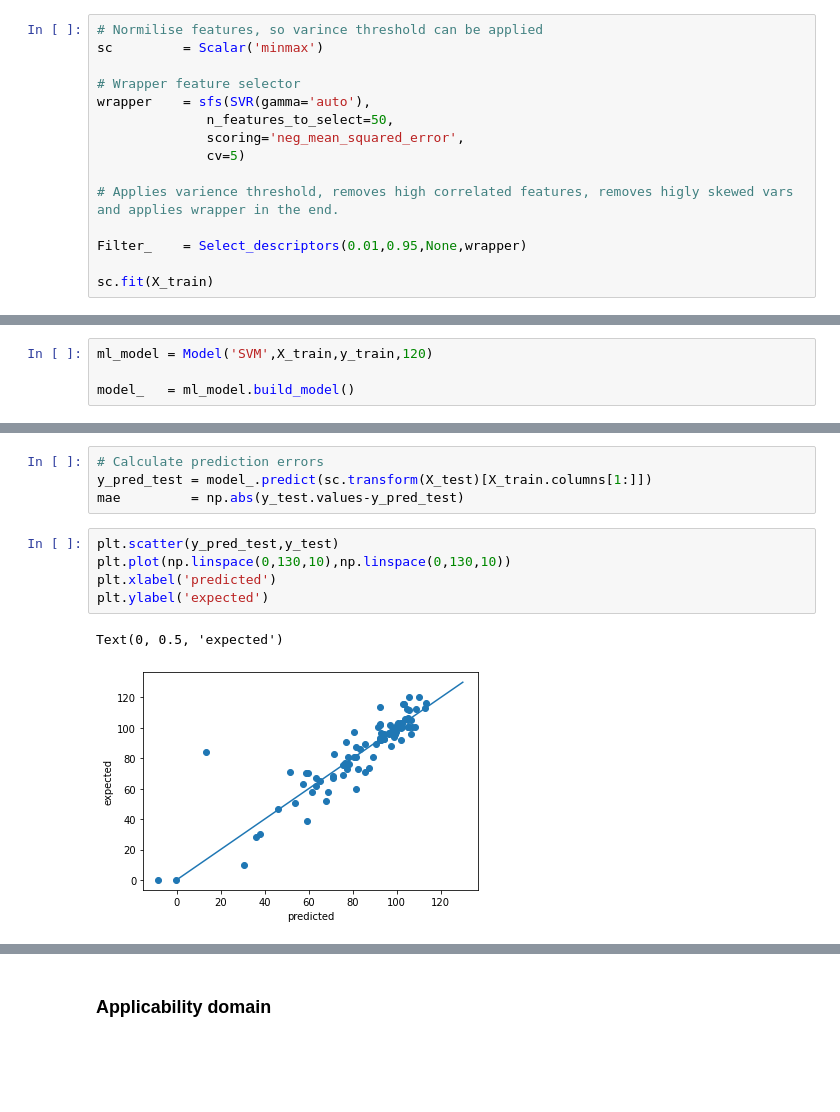
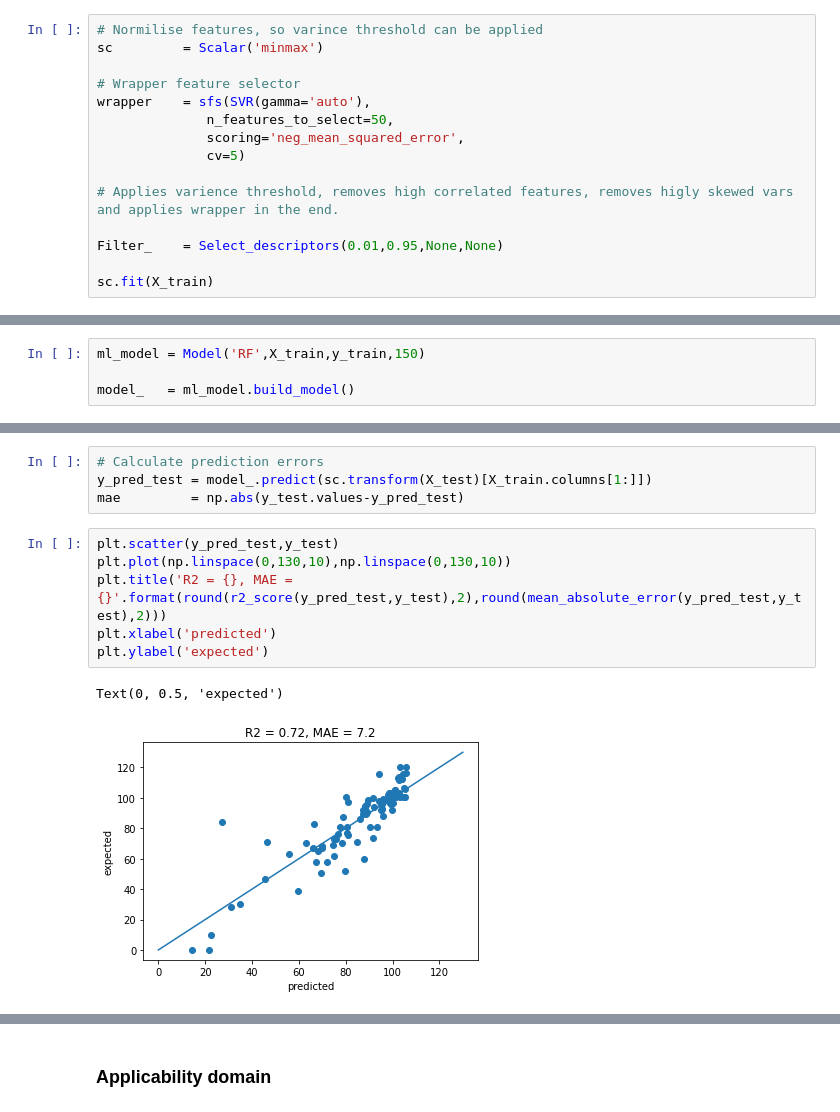
Before and after one commit to SergeyAnufriev/biofuels, a Jupyter notebook: Octane_latest.ipynb, the cells around one changed output, grey strips where cells are left out. Saved outputs shown, nothing was run; the diff lists cells and outputs as text; blank space fills up the shorter version.

```diff
--- a/Octane_latest.ipynb
+++ b/Octane_latest.ipynb
@@ -69,7 +72,7 @@ wrapper    = sfs(SVR(gamma='auto'),
 
 # Applies varience threshold, removes high correlated features, removes higly skewed vars and applies wrapper in the end.
 
-Filter_    = Select_descriptors(0.01,0.95,None,wrapper)
+Filter_    = Select_descriptors(0.01,0.95,None,None)
 
 sc.fit(X_train)
 # %%
@@ -93,5 +90,5 @@ X_train.head(5)
 # %%
-ml_model = Model('SVM',X_train,y_train,120)
+ml_model = Model('RF',X_train,y_train,150)
 
 model_   = ml_model.build_model()
 # %% [output]
@@ -121,9 +122,10 @@ mae         = np.abs(y_test.values-y_pred_test)
 # %%
 plt.scatter(y_pred_test,y_test)
 plt.plot(np.linspace(0,130,10),np.linspace(0,130,10))
+plt.title('R2 = {}, MAE = {}'.format(round(r2_score(y_pred_test,y_test),2),round(mean_absolute_error(y_pred_test,y_test),2)))
 plt.xlabel('predicted')
 plt.ylabel('expected')
 # %% [output]
 Text(0, 0.5, 'expected')
-[figure, old version]
+[figure, new version]
 # %%
```
Also changed, not shown: parts of 18 cells of this notebook.
